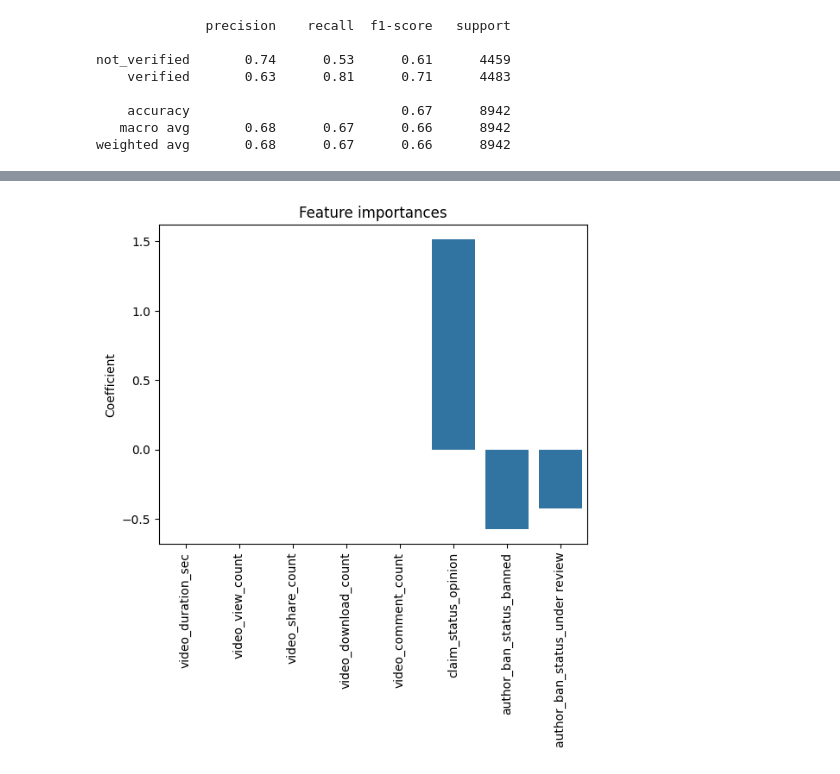
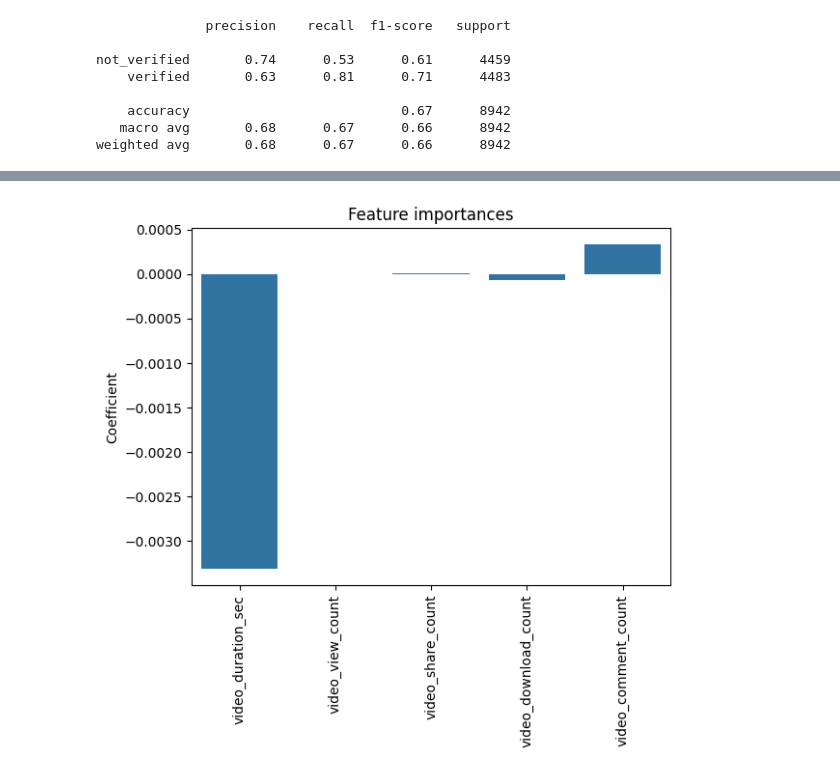
Before and after one commit to stanly20543/TikTok-project, a Jupyter notebook: TikTok project-4-Build logistic regression model.ipynb, the cells around one changed output, grey strips where cells are left out. Saved outputs shown, nothing was run; the diff lists cells and outputs as text; code cells hidden in the pictures.

```diff
--- a/TikTok project-4-Build logistic regression model.ipynb
+++ b/TikTok project-4-Build logistic regression model.ipynb
@@ -369,8 +376,8 @@ Feature_importance
 # %%
-importances = Feature_importance["Coefficient"]
-plot = sns.barplot(data = importances)
+importances = Feature_importance[(Feature_importance["Coefficient"] < 1) & (Feature_importance["Coefficient"] >(-0.1) )]
+plot = sns.barplot(data = importances["Coefficient"])
 plot.set_xticklabels(plot.get_xticklabels(), rotation=90)
 plt.title("Feature importances")
 plt.show()
 # %% [output]
-[figure, old version]
+[figure, new version]
```
Also changed, not shown: parts of 2 cells of this notebook, 3 other files.
